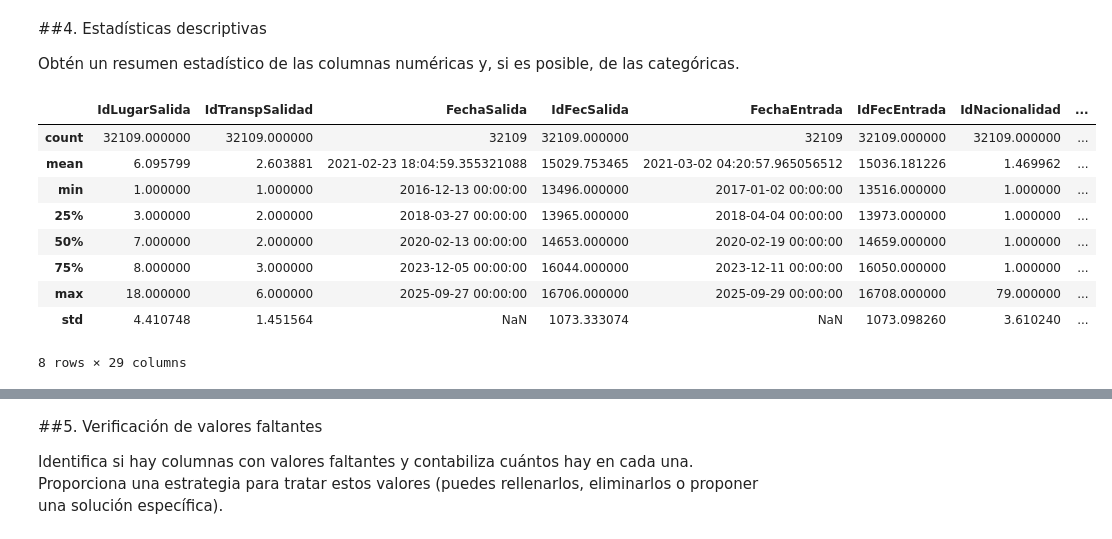
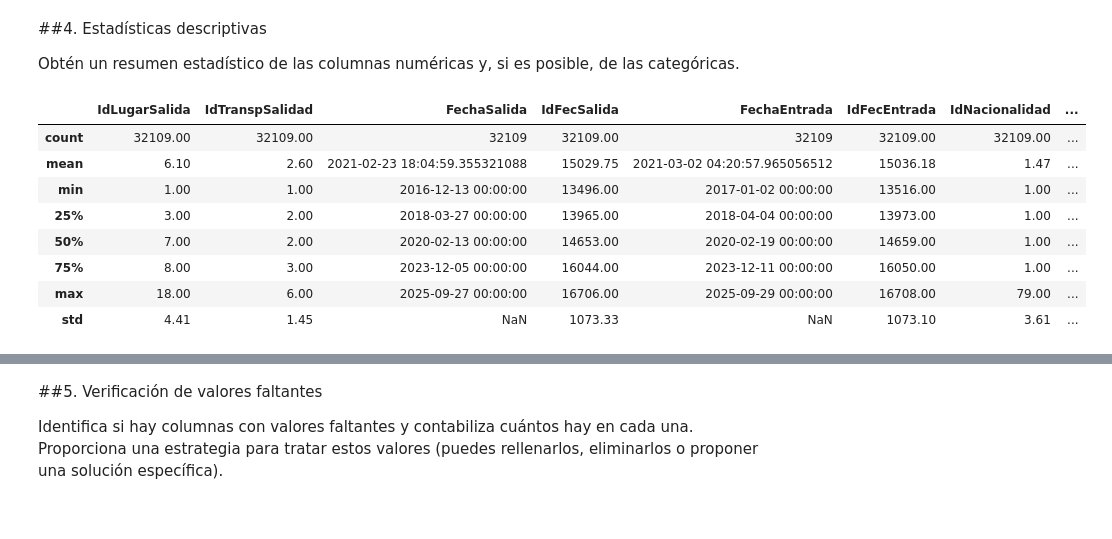
Before and after one commit to ignacionachorodriguez/entrega1-turismo, a Jupyter notebook: entrega1.ipynb, the cells around one changed output, grey strips where cells are left out. Saved outputs shown, nothing was run; the diff lists cells and outputs as text; code cells hidden in the pictures.

```diff
--- a/entrega1.ipynb
+++ b/entrega1.ipynb
@@ -55,6 +55,13 @@ url = "https://raw.githubusercontent.com/ignacionachorodriguez/entrega1-turismo/
 
 df_emisivo = pd.DataFrame(pd.read_excel(url)) # Leemos el archivo EXCEL y lo cargamos en un DataFrame
 
+# Configuramos la visualización de los DataFrames en pandas
+pd.set_option("display.max_columns", None) # Mostramos todas las columnas
+pd.set_option("display.max_colwidth", None) # Mostramos el contenido completo de cada columna
+pd.set_option("display.width", None) # Utilizamos todo el ancho disponible para mostrar el DataFrame
+
+# Si quisiéramos resetear esas opciones de display: pd.reset_option("^display")
+
 df_emisivo.head() # Mostramos las primeras 5 filas del DataFrame
 # %% [output]
 |  | IdLugarSalida | Lugar Salida | IdTranspSalidad | Transporte Internacional de Salida | FechaSalida | IdFecSalida | ... |
@@ -128,18 +134,17 @@ memory usage: 10.0+ MB
 
 Obtén un resumen estadístico de las columnas numéricas y, si es posible, de las categóricas.
 # %%
-df_emisivo.describe() # Resumen estadístico de las columnas numéricas
+df_emisivo.describe().round(2) # Resumen estadístico de las columnas numéricas, redondeado a 2 decimales
 # %% [output]
 |  | IdLugarSalida | IdTranspSalidad | FechaSalida | IdFecSalida | FechaEntrada | IdFecEntrada | IdNacionalidad | ... |
-| count | 32109.000000 | 32109.000000 | 32109 | 32109.000000 | 32109 | 32109.000000 | 32109.000000 | ... |
-| mean | 6.095799 | 2.603881 | 2021-02-23 18:04:59.355321088 | 15029.753465 | 2021-03-02 04:20:57.965056512 | 15036.181226 | 1.469962 | ... |
-| min | 1.000000 | 1.000000 | 2016-12-13 00:00:00 | 13496.000000 | 2017-01-02 00:00:00 | 13516.000000 | 1.000000 | ... |
-| 25% | 3.000000 | 2.000000 | 2018-03-27 00:00:00 | 13965.000000 | 2018-04-04 00:00:00 | 13973.000000 | 1.000000 | ... |
-| 50% | 7.000000 | 2.000000 | 2020-02-13 00:00:00 | 14653.000000 | 2020-02-19 00:00:00 | 14659.000000 | 1.000000 | ... |
-| 75% | 8.000000 | 3.000000 | 2023-12-05 00:00:00 | 16044.000000 | 2023-12-11 00:00:00 | 16050.000000 | 1.000000 | ... |
-| max | 18.000000 | 6.000000 | 2025-09-27 00:00:00 | 16706.000000 | 2025-09-29 00:00:00 | 16708.000000 | 79.000000 | ... |
-| std | 4.410748 | 1.451564 | NaN | 1073.333074 | NaN | 1073.098260 | 3.610240 | ... |
+| count | 32109.00 | 32109.00 | 32109 | 32109.00 | 32109 | 32109.00 | 32109.00 | ... |
+| mean | 6.10 | 2.60 | 2021-02-23 18:04:59.355321088 | 15029.75 | 2021-03-02 04:20:57.965056512 | 15036.18 | 1.47 | ... |
+| min | 1.00 | 1.00 | 2016-12-13 00:00:00 | 13496.00 | 2017-01-02 00:00:00 | 13516.00 | 1.00 | ... |
+| 25% | 3.00 | 2.00 | 2018-03-27 00:00:00 | 13965.00 | 2018-04-04 00:00:00 | 13973.00 | 1.00 | ... |
+| 50% | 7.00 | 2.00 | 2020-02-13 00:00:00 | 14653.00 | 2020-02-19 00:00:00 | 14659.00 | 1.00 | ... |
+| 75% | 8.00 | 3.00 | 2023-12-05 00:00:00 | 16044.00 | 2023-12-11 00:00:00 | 16050.00 | 1.00 | ... |
+| max | 18.00 | 6.00 | 2025-09-27 00:00:00 | 16706.00 | 2025-09-29 00:00:00 | 16708.00 | 79.00 | ... |
+| std | 4.41 | 1.45 | NaN | 1073.33 | NaN | 1073.10 | 3.61 | ... |
-8 rows × 29 columns
 # %%
 df_emisivo.describe(include=object) # Resumen de las columnas de tipo object, que generalmente contienen texto
 # %% [output]
```
Also changed, not shown: parts of 17 cells of this notebook.
